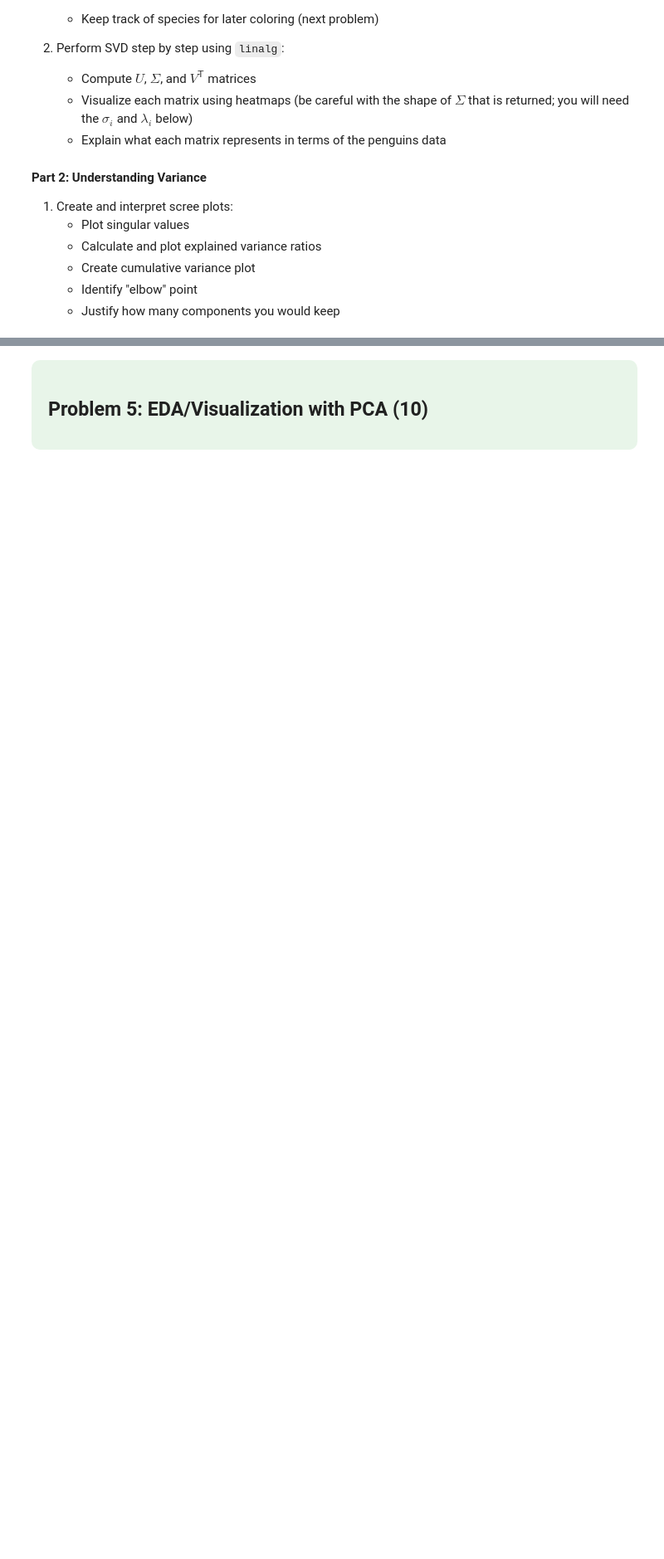
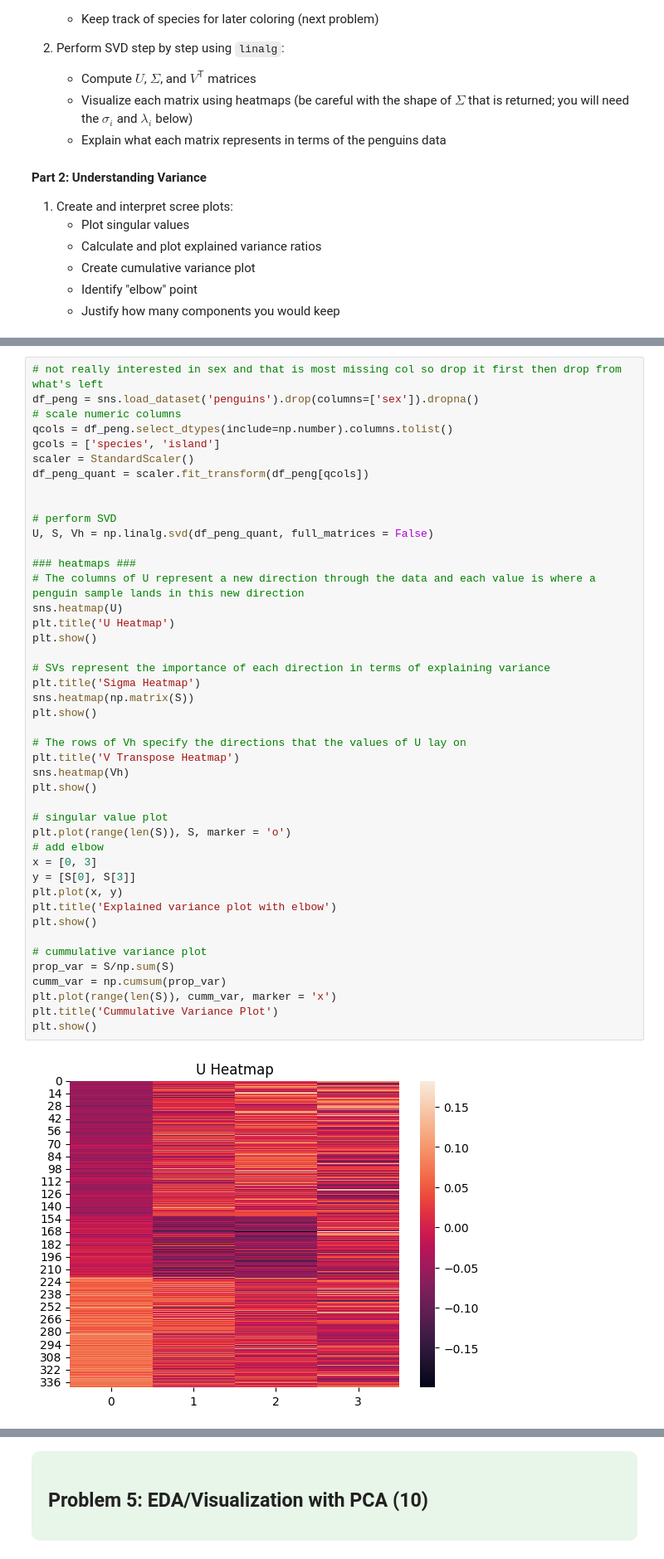
Before and after one commit to B-Webster-Bio/CMSE830, a Jupyter notebook: HWs/BW_HW 11_SVD_PCA.ipynb, the cells around one changed output, grey strips where cells are left out. Shown at 83% size. Saved outputs shown, nothing was run; the diff lists cells and outputs as text; blank space fills up the shorter version.

```diff
--- a/HWs/BW_HW 11_SVD_PCA.ipynb
+++ b/HWs/BW_HW 11_SVD_PCA.ipynb
@@ -113,0 +138,46 @@ Answer these questions in a markdown cell using equations where necessary:
+# %%
+# not really interested in sex and that is most missing col so drop it first then drop from what's left
+df_peng = sns.load_dataset('penguins').drop(columns=['sex']).dropna()
+# scale numeric columns
+qcols = df_peng.select_dtypes(include=np.number).columns.tolist()
+gcols = ['species', 'island']
+scaler = StandardScaler()
+df_peng_quant = scaler.fit_transform(df_peng[qcols])
+
+
+# perform SVD
+U, S, Vh = np.linalg.svd(df_peng_quant, full_matrices = False)
+
+### heatmaps ###
+# The columns of U represent a new direction through the data and each value is where a penguin sample lands in this new direction
+sns.heatmap(U)
+plt.title('U Heatmap')
+plt.show()
+
+# SVs represent the importance of each direction in terms of explaining variance
+plt.title('Sigma Heatmap')
+sns.heatmap(np.matrix(S))
+plt.show()
+
+# The rows of Vh specify the directions that the values of U lay on
+plt.title('V Transpose Heatmap')
+sns.heatmap(Vh)
+plt.show()
+
+# singular value plot
+plt.plot(range(len(S)), S, marker = 'o')
+# add elbow
+x = [0, 3]
+y = [S[0], S[3]]
+plt.plot(x, y)
+plt.title('Explained variance plot with elbow')
+plt.show()
+
+# cummulative variance plot
+prop_var = S/np.sum(S)
+cumm_var = np.cumsum(prop_var)
+plt.plot(range(len(S)), cumm_var, marker = 'x')
+plt.title('Cummulative Variance Plot')
+plt.show()
+# %% [output]
+[figure, added]
```
Also changed, not shown: parts of 8 cells of this notebook, 2 other files.
